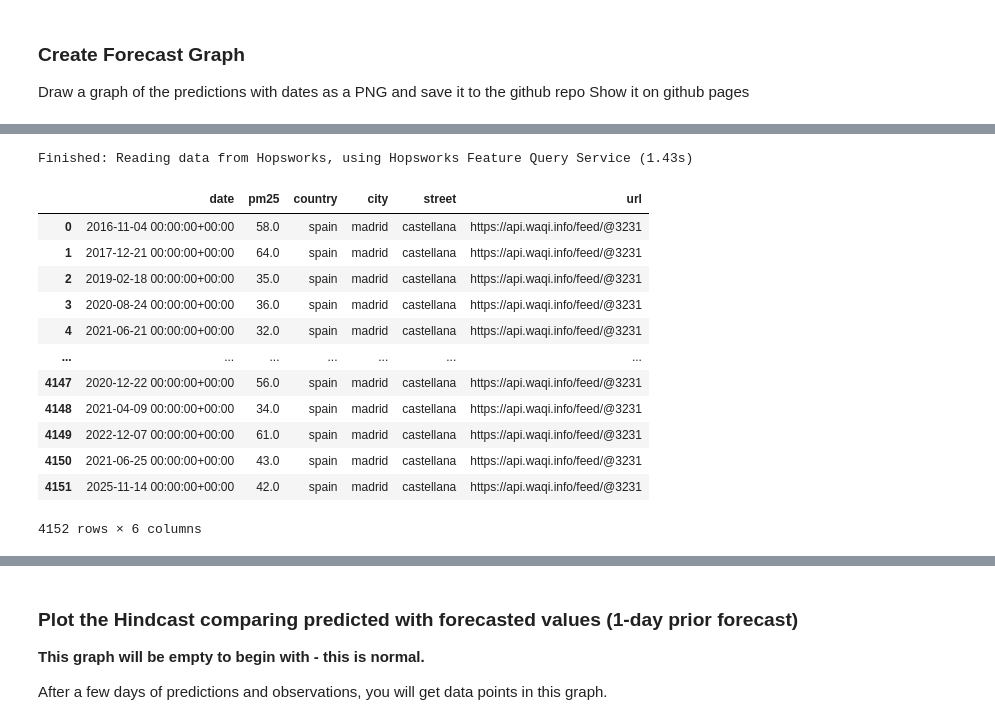
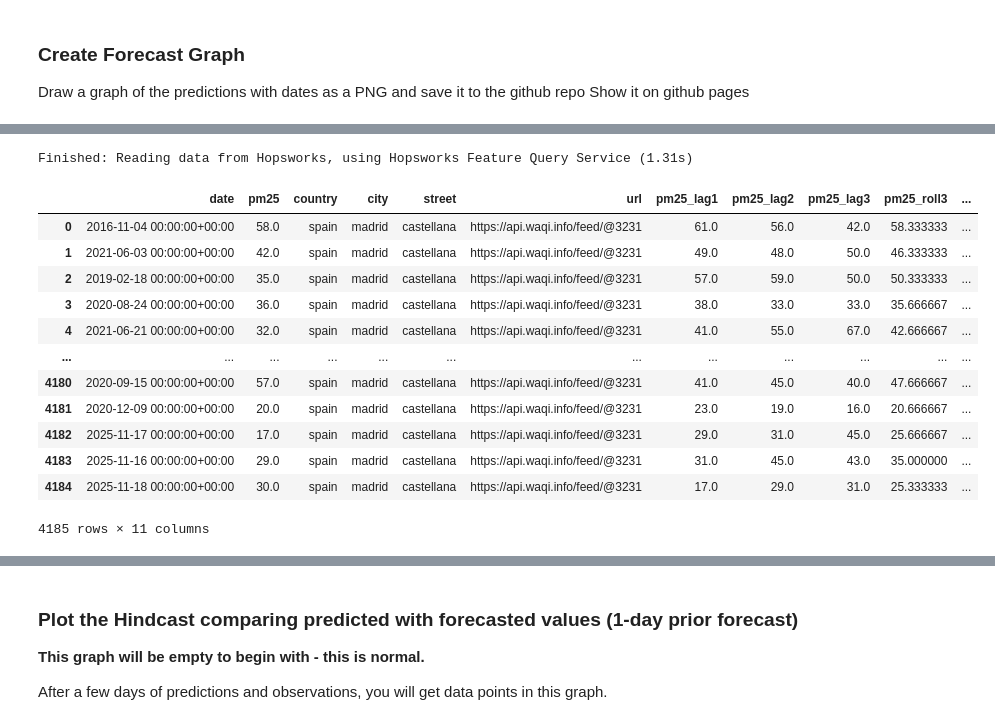
Before and after one commit to omar-leo-samman/mlfs-book, a Jupyter notebook: notebooks/airquality/4_air_quality_batch_inference.ipynb, the cells around one changed output, grey strips where cells are left out. Drawn from its saved outputs; the diff is of its cells as text; code cells hidden in the pictures.

```diff
--- a/notebooks/airquality/4_air_quality_batch_inference.ipynb
+++ b/notebooks/airquality/4_air_quality_batch_inference.ipynb
@@ -263,22 +369,22 @@ Finished: Reading data from Hopsworks, using Hopsworks Feature Query Service (1.
 # %%
-air_quality_fg = fs.get_feature_group(name='air_quality', version=1)
+air_quality_fg = fs.get_feature_group(name='air_quality', version=2)
 air_quality_df = air_quality_fg.read()
 air_quality_df
 # %% [output]
-Finished: Reading data from Hopsworks, using Hopsworks Feature Query Service (1.43s)
+Finished: Reading data from Hopsworks, using Hopsworks Feature Query Service (1.31s)
-|  | date | pm25 | country | city | street | url |
-| 0 | 2016-11-04 00:00:00+00:00 | 58.0 | spain | madrid | castellana | https://api.waqi.info/feed/@3231 |
-| 1 | 2017-12-21 00:00:00+00:00 | 64.0 | spain | madrid | castellana | https://api.waqi.info/feed/@3231 |
-| 2 | 2019-02-18 00:00:00+00:00 | 35.0 | spain | madrid | castellana | https://api.waqi.info/feed/@3231 |
-| 3 | 2020-08-24 00:00:00+00:00 | 36.0 | spain | madrid | castellana | https://api.waqi.info/feed/@3231 |
-| 4 | 2021-06-21 00:00:00+00:00 | 32.0 | spain | madrid | castellana | https://api.waqi.info/feed/@3231 |
-| ... | ... | ... | ... | ... | ... | ... |
-| 4147 | 2020-12-22 00:00:00+00:00 | 56.0 | spain | madrid | castellana | https://api.waqi.info/feed/@3231 |
-| 4148 | 2021-04-09 00:00:00+00:00 | 34.0 | spain | madrid | castellana | https://api.waqi.info/feed/@3231 |
-| 4149 | 2022-12-07 00:00:00+00:00 | 61.0 | spain | madrid | castellana | https://api.waqi.info/feed/@3231 |
-| 4150 | 2021-06-25 00:00:00+00:00 | 43.0 | spain | madrid | castellana | https://api.waqi.info/feed/@3231 |
-| 4151 | 2025-11-14 00:00:00+00:00 | 42.0 | spain | madrid | castellana | https://api.waqi.info/feed/@3231 |
+|  | date | pm25 | country | city | street | url | pm25_lag1 | pm25_lag2 | pm25_lag3 | pm25_roll3 | ... |
+| 0 | 2016-11-04 00:00:00+00:00 | 58.0 | spain | madrid | castellana | https://api.waqi.info/feed/@3231 | 61.0 | 56.0 | 42.0 | 58.333333 | ... |
+| 1 | 2021-06-03 00:00:00+00:00 | 42.0 | spain | madrid | castellana | https://api.waqi.info/feed/@3231 | 49.0 | 48.0 | 50.0 | 46.333333 | ... |
+| 2 | 2019-02-18 00:00:00+00:00 | 35.0 | spain | madrid | castellana | https://api.waqi.info/feed/@3231 | 57.0 | 59.0 | 50.0 | 50.333333 | ... |
+| 3 | 2020-08-24 00:00:00+00:00 | 36.0 | spain | madrid | castellana | https://api.waqi.info/feed/@3231 | 38.0 | 33.0 | 33.0 | 35.666667 | ... |
+| 4 | 2021-06-21 00:00:00+00:00 | 32.0 | spain | madrid | castellana | https://api.waqi.info/feed/@3231 | 41.0 | 55.0 | 67.0 | 42.666667 | ... |
+| ... | ... | ... | ... | ... | ... | ... | ... | ... | ... | ... | ... |
+| 4180 | 2020-09-15 00:00:00+00:00 | 57.0 | spain | madrid | castellana | https://api.waqi.info/feed/@3231 | 41.0 | 45.0 | 40.0 | 47.666667 | ... |
+| 4181 | 2020-12-09 00:00:00+00:00 | 20.0 | spain | madrid | castellana | https://api.waqi.info/feed/@3231 | 23.0 | 19.0 | 16.0 | 20.666667 | ... |
+| 4182 | 2025-11-17 00:00:00+00:00 | 17.0 | spain | madrid | castellana | https://api.waqi.info/feed/@3231 | 29.0 | 31.0 | 45.0 | 25.666667 | ... |
+| 4183 | 2025-11-16 00:00:00+00:00 | 29.0 | spain | madrid | castellana | https://api.waqi.info/feed/@3231 | 31.0 | 45.0 | 43.0 | 35.000000 | ... |
+| 4184 | 2025-11-18 00:00:00+00:00 | 30.0 | spain | madrid | castellana | https://api.waqi.info/feed/@3231 | 17.0 | 29.0 | 31.0 | 25.333333 | ... |
-4152 rows × 6 columns
+4185 rows × 11 columns
 # %%
 outcome_df = air_quality_df[['date', 'pm25']]
 preds_df =  monitoring_df[['date', 'predicted_pm25']]
```
Also changed, not shown: parts of 22 cells of this notebook, 10 other files.
